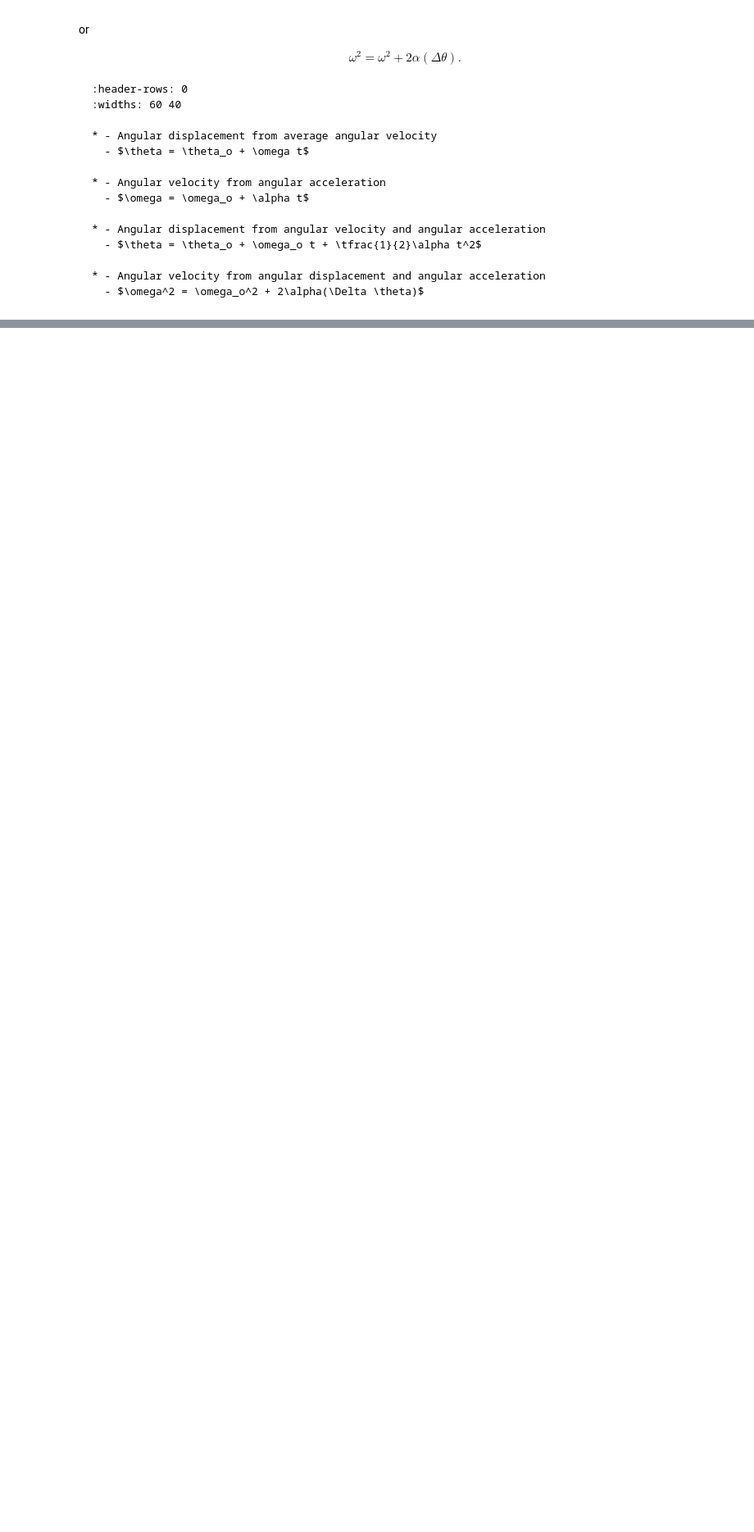
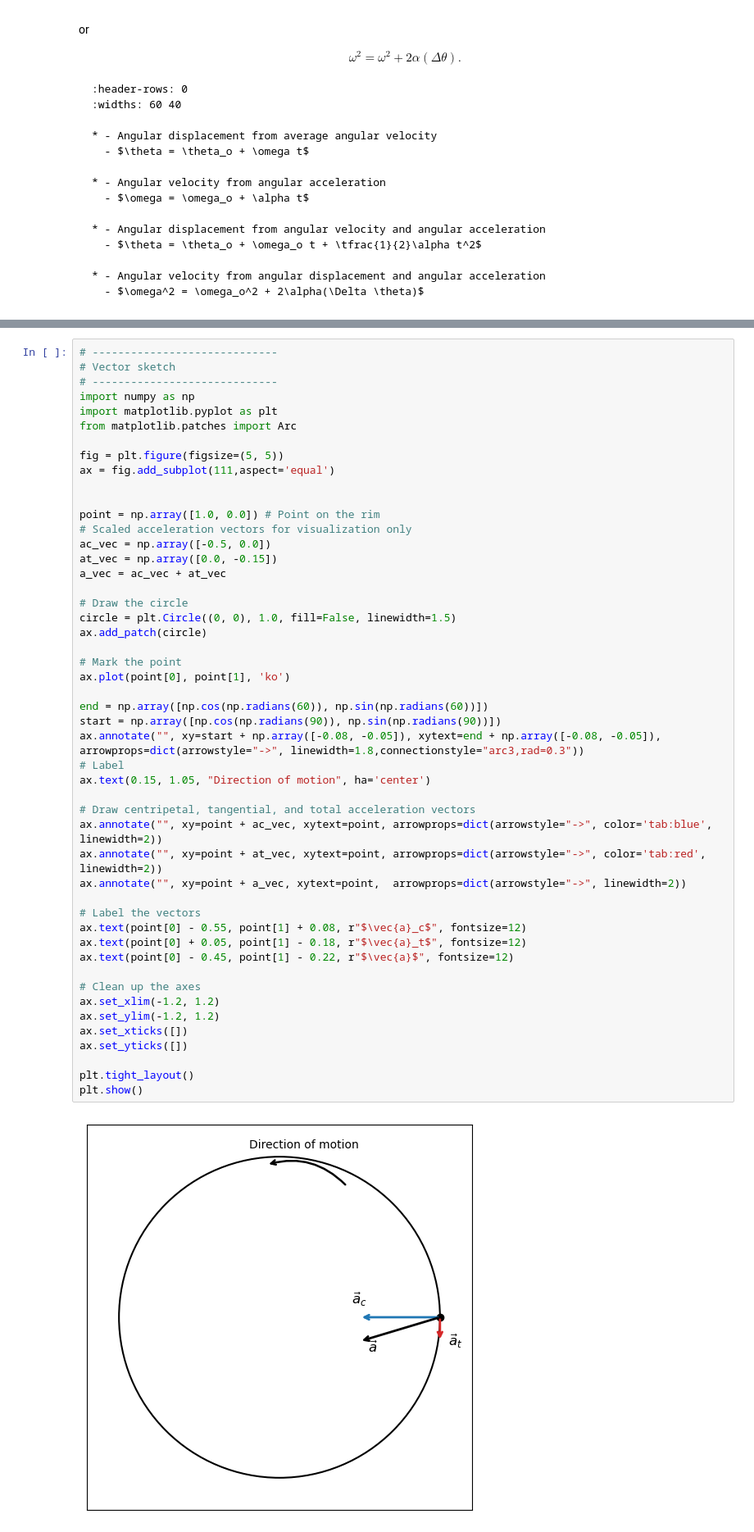
Before and after one commit to saturnaxis/IntroPhysics, a Jupyter notebook: docs/_sources/Chapter10/fixed-axis-rotation.ipynb, the cells around one changed output, grey strips where cells are left out. Shown at 82% size. Saved outputs shown, nothing was run; the diff lists cells and outputs as text; blank space fills up the shorter version.

```diff
--- a/docs/_sources/Chapter10/fixed-axis-rotation.ipynb
+++ b/docs/_sources/Chapter10/fixed-axis-rotation.ipynb
@@ -575,0 +1359,51 @@ or
+# %%
+# -----------------------------
+# Vector sketch
+# -----------------------------
+import numpy as np
+import matplotlib.pyplot as plt
+from matplotlib.patches import Arc
+
+fig = plt.figure(figsize=(5, 5))
+ax = fig.add_subplot(111,aspect='equal')
+
+
+point = np.array([1.0, 0.0]) # Point on the rim
+# Scaled acceleration vectors for visualization only
+ac_vec = np.array([-0.5, 0.0])
+at_vec = np.array([0.0, -0.15])
+a_vec = ac_vec + at_vec
+
+# Draw the circle
+circle = plt.Circle((0, 0), 1.0, fill=False, linewidth=1.5)
+ax.add_patch(circle)
+
+# Mark the point
+ax.plot(point[0], point[1], 'ko')
+
+end = np.array([np.cos(np.radians(60)), np.sin(np.radians(60))])
+start = np.array([np.cos(np.radians(90)), np.sin(np.radians(90))])
+ax.annotate("", xy=start + np.array([-0.08, -0.05]), xytext=end + np.array([-0.08, -0.05]), arrowprops=dict(arrowstyle="->", linewidth=1.8,connectionstyle="arc3,rad=0.3"))
+# Label
+ax.text(0.15, 1.05, "Direction of motion", ha='center')
+
+# Draw centripetal, tangential, and total acceleration vectors
+ax.annotate("", xy=point + ac_vec, xytext=point, arrowprops=dict(arrowstyle="->", color='tab:blue', linewidth=2))
+ax.annotate("", xy=point + at_vec, xytext=point, arrowprops=dict(arrowstyle="->", color='tab:red', linewidth=2))
+ax.annotate("", xy=point + a_vec, xytext=point,  arrowprops=dict(arrowstyle="->", linewidth=2))
+
+# Label the vectors
+ax.text(point[0] - 0.55, point[1] + 0.08, r"$\vec{a}_c$", fontsize=12)
+ax.text(point[0] + 0.05, point[1] - 0.18, r"$\vec{a}_t$", fontsize=12)
+ax.text(point[0] - 0.45, point[1] - 0.22, r"$\vec{a}$", fontsize=12)
+
+# Clean up the axes
+ax.set_xlim(-1.2, 1.2)
+ax.set_ylim(-1.2, 1.2)
+ax.set_xticks([])
+ax.set_yticks([])
+
+plt.tight_layout()
+plt.show()
+# %% [output]
+[figure, added]
```
Also changed, not shown: parts of 59 cells of this notebook, 53 other files.
